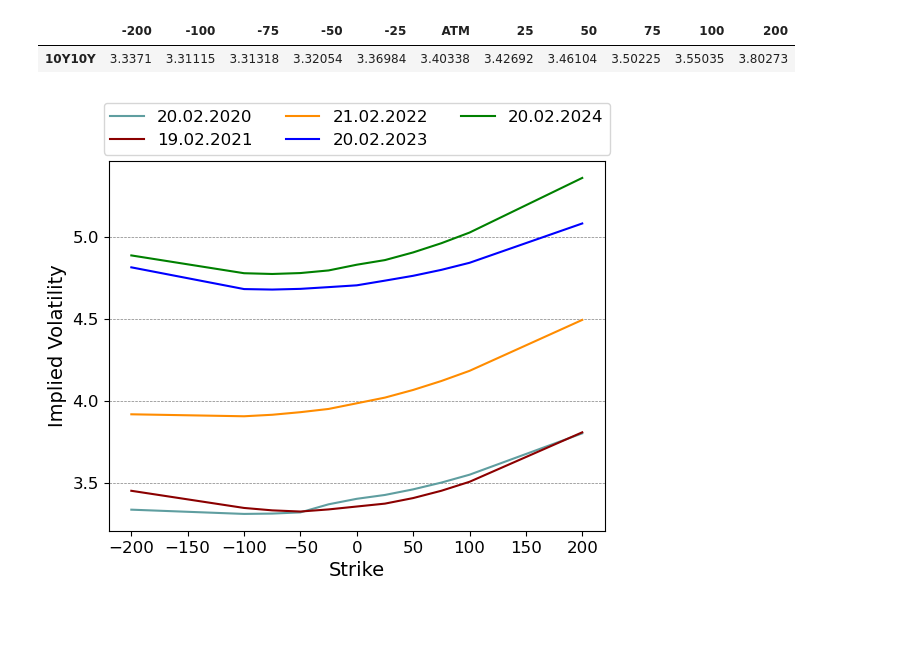
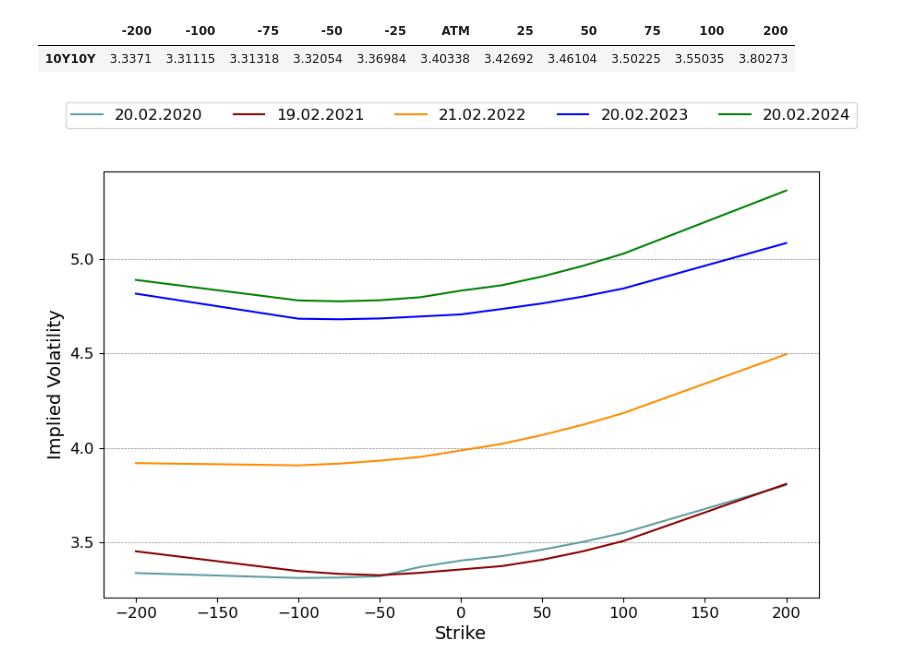
Before and after one commit to NannaOhrt/master_thesis, a Jupyter notebook: main/code/smile_10Y10Y.ipynb, the cells around one changed output. Saved outputs shown, nothing was run; the diff lists cells and outputs as text; code cells hidden in the pictures; blank space fills up the shorter version.

Commit message:
plot of different ticker and swaption

```diff
--- a/main/code/smile_10Y10Y.ipynb
+++ b/main/code/smile_10Y10Y.ipynb
@@ -103,33 +103,33 @@ df_OTM_2020
 # Extract the '10Y10Y' row from the original dataframe
 ten_y_ten_y_2023 = df_OTM_2023.loc['10Y10Y']
 ten_y_ten_y_2024 = df_OTM_2024.loc['10Y10Y']
 ten_y_ten_y_2022 = df_OTM_2022.loc['10Y10Y']
 ten_y_ten_y_2021 = df_OTM_2021.loc['10Y10Y']
 ten_y_ten_y_2020 = df_OTM_2020.loc['10Y10Y']
 
 # Convert indices to integer deltas (spread measure in bps)
 OTM_10Y10Y_2023 = ten_y_ten_y_2023.index.str.replace('ATM', '0').astype(int)
 OTM_10Y10Y_2024 = ten_y_ten_y_2024.index.str.replace('ATM', '0').astype(int)
 OTM_10Y10Y_2022 = ten_y_ten_y_2022.index.str.replace('ATM', '0').astype(int)
 OTM_10Y10Y_2021 = ten_y_ten_y_2021.index.str.replace('ATM', '0').astype(int)
 OTM_10Y10Y_2020 = ten_y_ten_y_2020.index.str.replace('ATM', '0').astype(int)
 
-plt.figure()
+plt.figure(figsize=(10, 6))
 plt.plot(OTM_10Y10Y_2020, ten_y_ten_y_2020.values, color='cadetblue', label='20.02.2020')
 plt.plot(OTM_10Y10Y_2021, ten_y_ten_y_2021.values, color='darkred', label='19.02.2021')
 plt.plot(OTM_10Y10Y_2022, ten_y_ten_y_2022.values, color='darkorange', label='21.02.2022')
 plt.plot(OTM_10Y10Y_2023, ten_y_ten_y_2023.values, color='blue', label='20.02.2023')
 plt.plot(OTM_10Y10Y_2024, ten_y_ten_y_2024.values, color='green',  label='20.02.2024')
 plt.xlabel('Strike', fontsize=14)
 plt.ylabel('Implied Volatility', fontsize=14)
 plt.xticks(fontsize=12)
 plt.yticks(fontsize=12)
 plt.grid(axis='y', color='gray', linestyle='--', linewidth=0.5)
-plt.legend(fontsize=12, loc='upper center', bbox_to_anchor=(0.5, 1.18), ncol=3)
+plt.legend(fontsize=12, loc='upper center', bbox_to_anchor=(0.5, 1.18), ncol=5)
 plt.savefig("/Users/nannaingemannohrt/Desktop/master_thesis/main/plots/10Y10Y_4_smiles.png")  # Save as PNG
 
 # Display the plot
 plt.show()
 plt.close()
 # %% [output]
-[figure, old version]
+[figure, new version]
```
Also changed, not shown: 8 other files.
